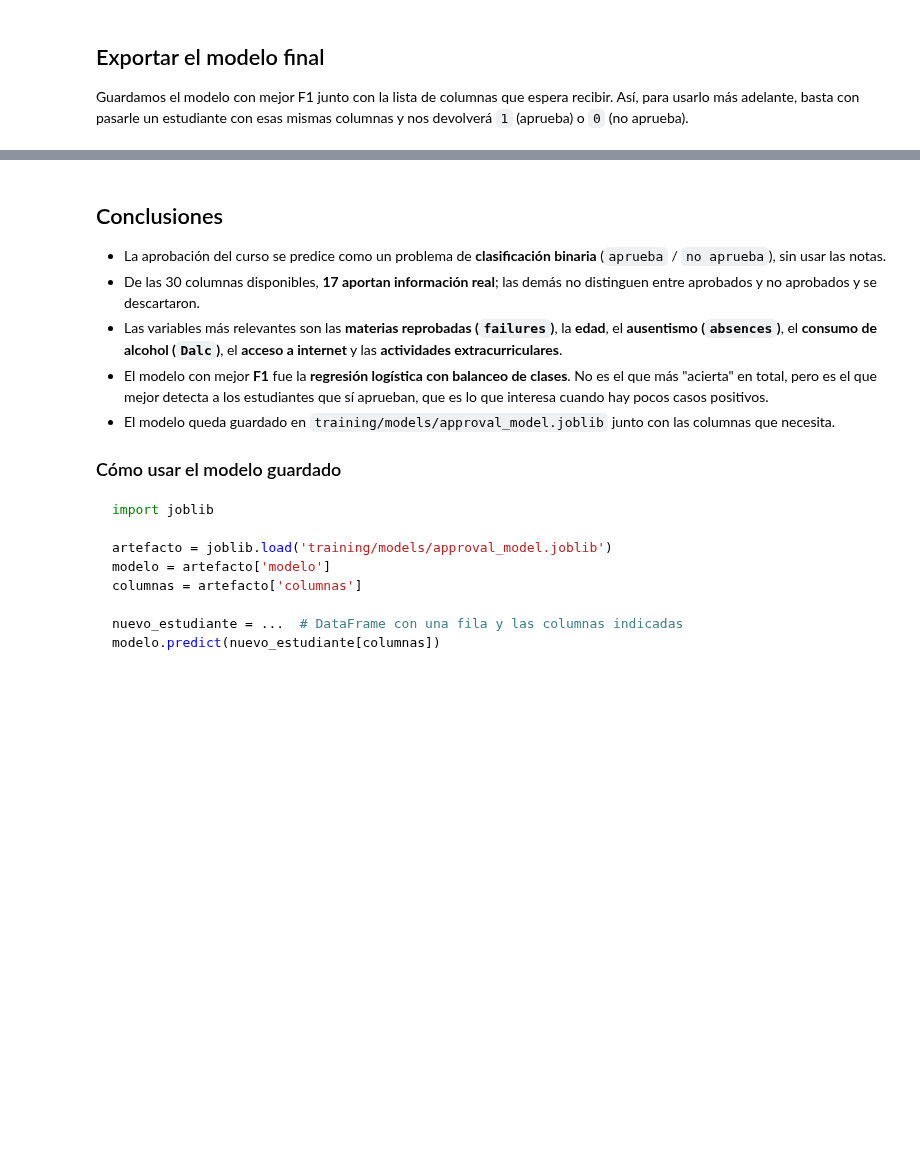
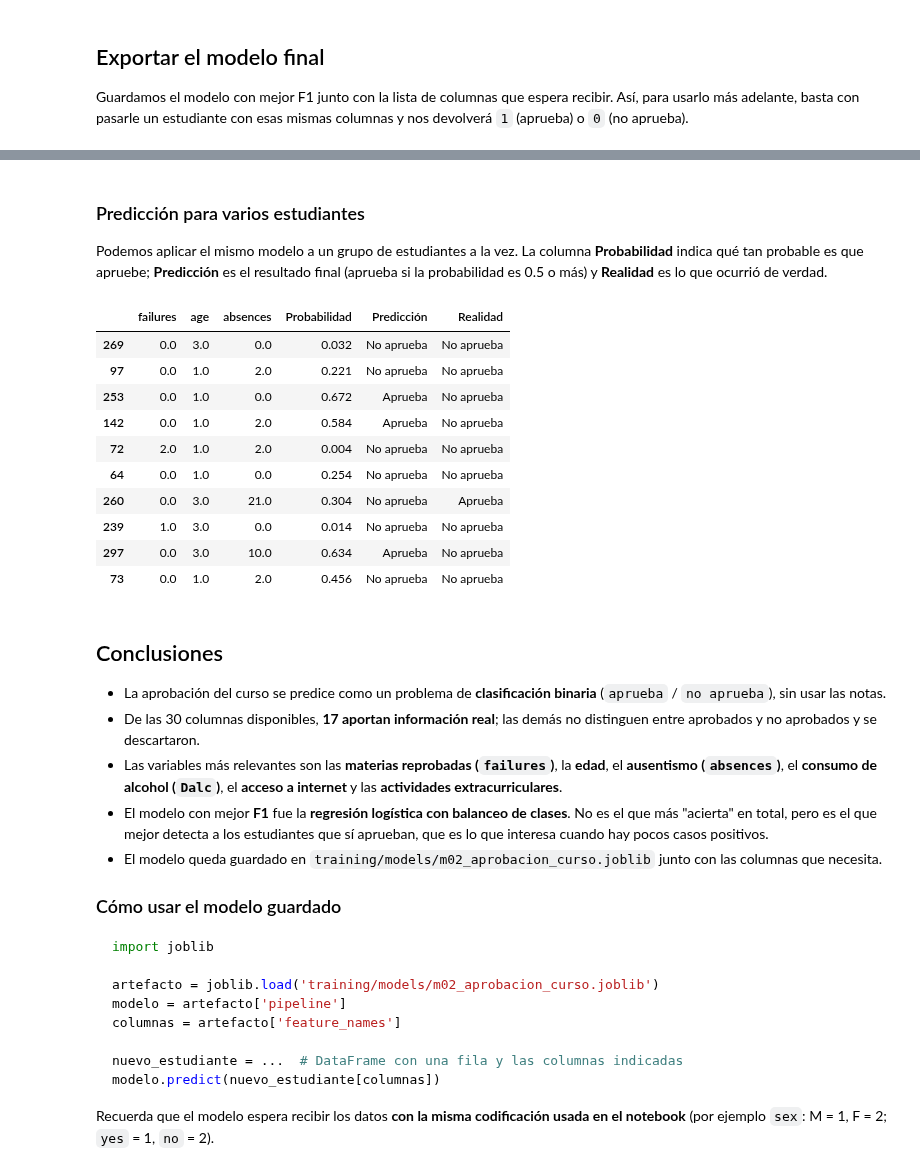
Before and after one commit to GabrielSerranoUCR/proyecto-pruebas, a Jupyter notebook: training/notebooks/Aprobacion_de_curso_training_model.ipynb, the cells around one changed output, grey strips where cells are left out. Cells and saved outputs as stored; diff of their text form; code cells hidden in the pictures; blank space fills up the shorter version.

Commit message:
feat: prueba de modelo

````diff
--- a/training/notebooks/Aprobacion_de_curso_training_model.ipynb
+++ b/training/notebooks/Aprobacion_de_curso_training_model.ipynb
@@ -585,0 +606,20 @@ Columnas usadas (17): ['failures', 'age', 'nursery', 'Dalc', 'internet', 'activi
+# %%
+# Cargamos el modelo guardado, tal como lo haría la aplicación
+artefacto_guardado = joblib.load('../models/m02_aprobacion_curso.joblib')
+
+modelo_guardado = artefacto_guardado['pipeline']
+columnas_modelo = artefacto_guardado['feature_names']
+
+# Tomamos un estudiante del conjunto de prueba (el modelo no lo vio al entrenar)
+estudiante_nuevo = X_test.iloc[[0]]
+resultado_real = y_test.iloc[0]
+
+prediccion = modelo_guardado.predict(estudiante_nuevo[columnas_modelo])[0]
+probabilidad = modelo_guardado.predict_proba(estudiante_nuevo[columnas_modelo])[0][1]
+
+print('Datos del estudiante:')
+print(estudiante_nuevo.T.rename(columns={estudiante_nuevo.index[0]: 'Valor'}))
+print()
+print(f'Predicción del modelo : {"APRUEBA" if prediccion == 1 else "NO APRUEBA"}')
+print(f'Probabilidad de aprobar: {probabilidad:.1%}')
+print(f'Resultado real         : {"APRUEBA" if resultado_real == 1 else "NO APRUEBA"}')
@@ -586,3 +644,36 @@ Columnas usadas (17): ['failures', 'age', 'nursery', 'Dalc', 'internet', 'activi
+# %% [markdown]
+### Predicción para varios estudiantes
+
+Podemos aplicar el mismo modelo a un grupo de estudiantes a la vez. La columna **Probabilidad** indica qué tan probable es que apruebe; **Predicción** es el resultado final (aprueba si la probabilidad es 0.5 o más) y **Realidad** es lo que ocurrió de verdad.
+# %%
+# Predicciones para los primeros 10 estudiantes del conjunto de prueba
+estudiantes_ejemplo = X_test.head(10).copy()
+
+estudiantes_ejemplo['Probabilidad'] = modelo_guardado.predict_proba(
+  estudiantes_ejemplo[columnas_modelo]
+)[:, 1].round(3)
+
+estudiantes_ejemplo['Predicción'] = np.where(
+  estudiantes_ejemplo['Probabilidad'] >= 0.5, 'Aprueba', 'No aprueba'
+)
+
+estudiantes_ejemplo['Realidad'] = np.where(
+  y_test.head(10).to_numpy() == 1, 'Aprueba', 'No aprueba'
+)
+
+estudiantes_ejemplo[['failures', 'age', 'absences', 'Probabilidad', 'Predicción', 'Realidad']]
+# %% [output]
+|  | failures | age | absences | Probabilidad | Predicción | Realidad |
+| 269 | 0.0 | 3.0 | 0.0 | 0.032 | No aprueba | No aprueba |
+| 97 | 0.0 | 1.0 | 2.0 | 0.221 | No aprueba | No aprueba |
+| 253 | 0.0 | 1.0 | 0.0 | 0.672 | Aprueba | No aprueba |
+| 142 | 0.0 | 1.0 | 2.0 | 0.584 | Aprueba | No aprueba |
+| 72 | 2.0 | 1.0 | 2.0 | 0.004 | No aprueba | No aprueba |
+| 64 | 0.0 | 1.0 | 0.0 | 0.254 | No aprueba | No aprueba |
+| 260 | 0.0 | 3.0 | 21.0 | 0.304 | No aprueba | Aprueba |
+| 239 | 1.0 | 3.0 | 0.0 | 0.014 | No aprueba | No aprueba |
+| 297 | 0.0 | 3.0 | 10.0 | 0.634 | Aprueba | No aprueba |
+| 73 | 0.0 | 1.0 | 2.0 | 0.456 | No aprueba | No aprueba |
 # %% [markdown]
 ## Conclusiones
 
@@ -590,17 +681,19 @@ Columnas usadas (17): ['failures', 'age', 'nursery', 'Dalc', 'internet', 'activi
 - De las 30 columnas disponibles, **17 aportan información real**; las demás no distinguen entre aprobados y no aprobados y se descartaron.
 - Las variables más relevantes son las **materias reprobadas (`failures`)**, la **edad**, el **ausentismo (`absences`)**, el **consumo de alcohol (`Dalc`)**, el **acceso a internet** y las **actividades extracurriculares**.
 - El modelo con mejor **F1** fue la **regresión logística con balanceo de clases**. No es el que más "acierta" en total, pero es el que mejor detecta a los estudiantes que sí aprueban, que es lo que interesa cuando hay pocos casos positivos.
-- El modelo queda guardado en `training/models/approval_model.joblib` junto con las columnas que necesita.
+- El modelo queda guardado en `training/models/m02_aprobacion_curso.joblib` junto con las columnas que necesita.
 
 ### Cómo usar el modelo guardado
 
 ```python
 import joblib
 
-artefacto = joblib.load('training/models/approval_model.joblib')
-modelo = artefacto['modelo']
-columnas = artefacto['columnas']
+artefacto = joblib.load('training/models/m02_aprobacion_curso.joblib')
+modelo = artefacto['pipeline']
+columnas = artefacto['feature_names']
 
 nuevo_estudiante = ...  # DataFrame con una fila y las columnas indicadas
 modelo.predict(nuevo_estudiante[columnas])
 ```
+
+Recuerda que el modelo espera recibir los datos **con la misma codificación usada en el notebook** (por ejemplo `sex`: M = 1, F = 2; `yes` = 1, `no` = 2).
````
Also changed, not shown: parts of 3 cells of this notebook.
